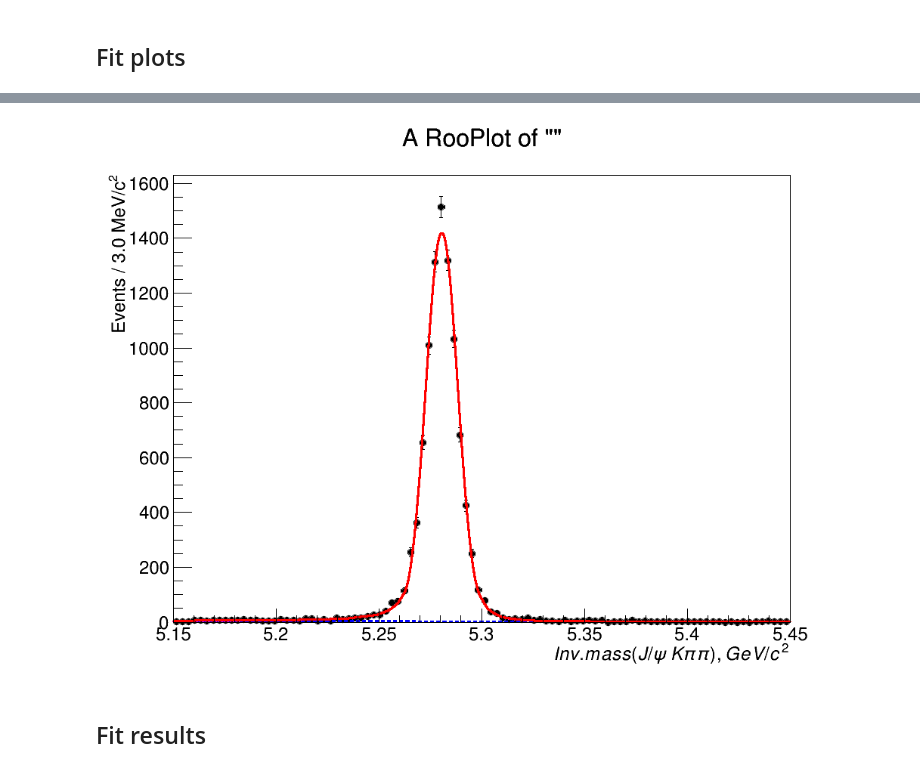
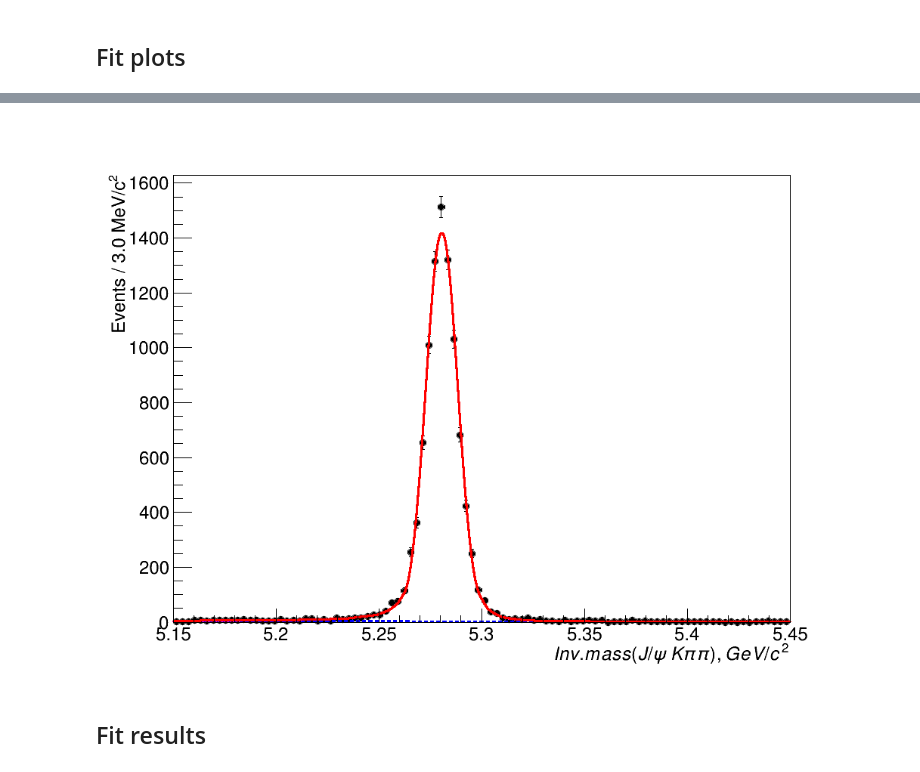
Before and after one commit to sashabaranov/Bu2JpsiKKpi, a Jupyter notebook: Kpipi/fit/fit1D_wide.ipynb, the cells around one changed output, grey strips where cells are left out. Drawn from its saved outputs; the diff is of its cells as text; code cells hidden in the pictures.

```diff
--- a/Kpipi/fit/fit1D_wide.ipynb
+++ b/Kpipi/fit/fit1D_wide.ipynb
@@ -118,16 +117,17 @@ c1
 # %%
 c1 = rootnotes.random_canvas(size=(1024, 768))
 
 fu.SetXTitle('Inv. mass(J/\psi\,K\pi\pi), GeV/c^2')
 fu.SetYTitle("Events / %.1f MeV/c^{2}" % binning_b)
+fu.SetTitle("")
 
 fu.Draw()
 # c1.SetLogy()
 y_axis = fu.GetYaxis()
 y_axis.SetTitleOffset(1.3)
 c1
 # %% [output]
-[figure, old version]
+[figure, new version]
 # %% [markdown]
 Fit results
 ---
```
Also changed, not shown: parts of 8 cells of this notebook, 2 other files.
